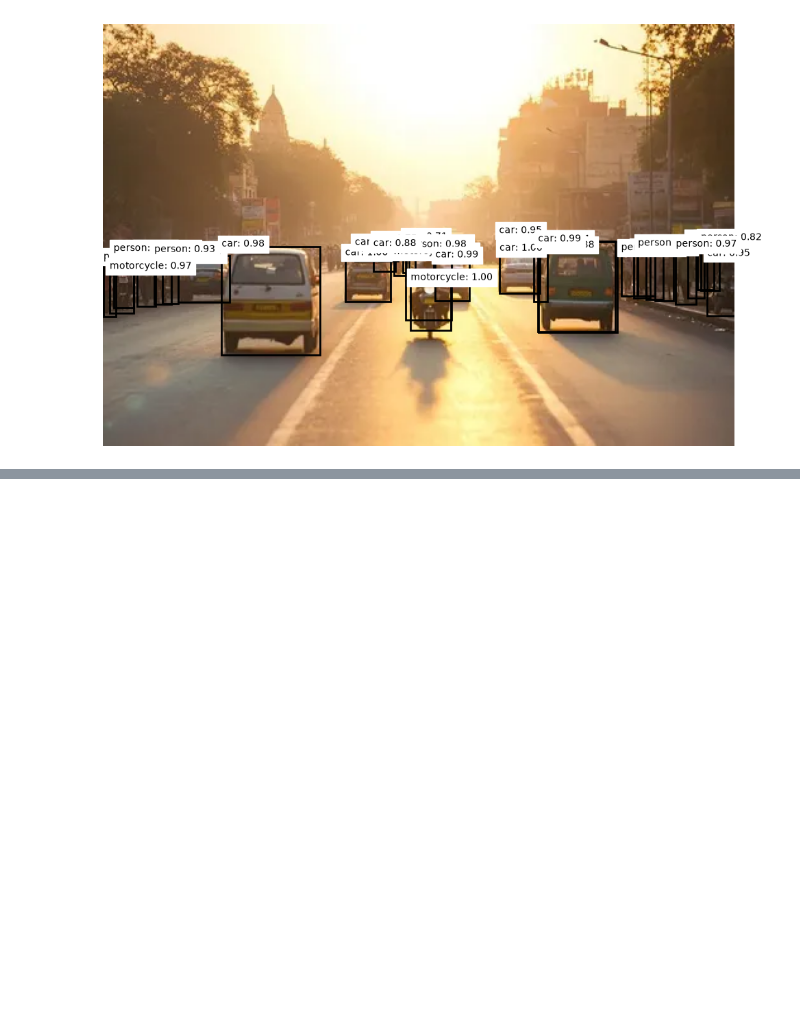
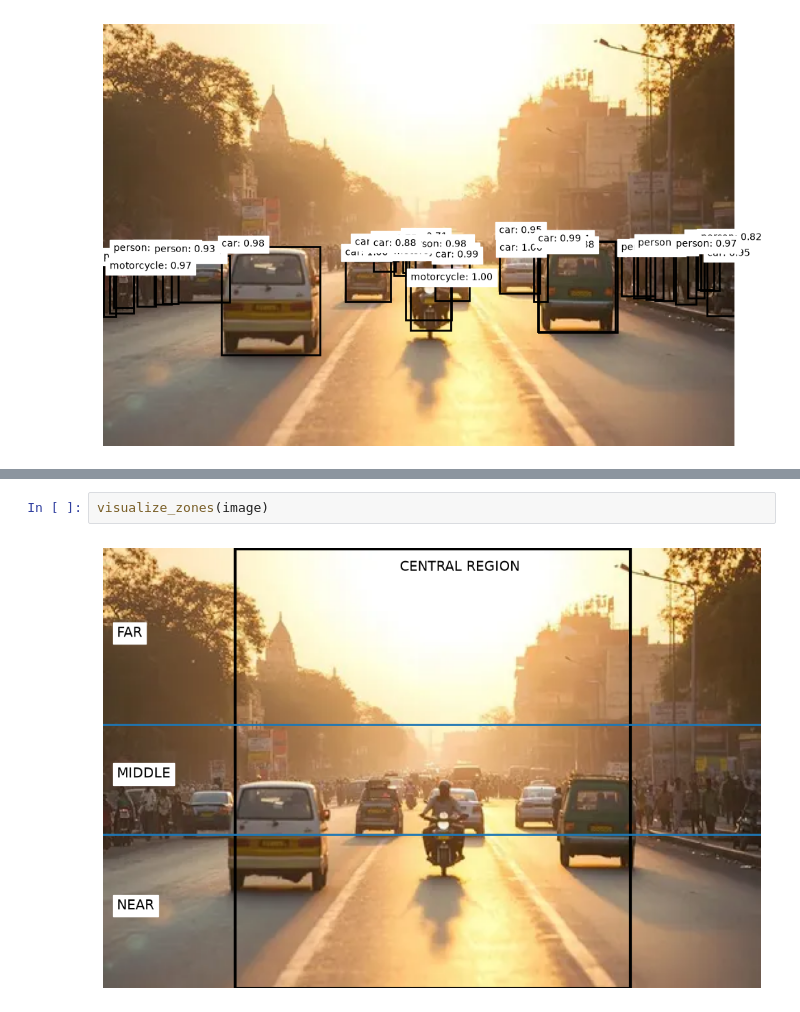
Before and after one commit to rushivyas-eng/mini-adas-vision, a Jupyter notebook: notebooks/04_application_test.ipynb, the cells around one changed output, grey strips where cells are left out. Drawn from its saved outputs; the diff is of its cells as text; blank space fills up the shorter version.

```diff
--- a/notebooks/04_application_test.ipynb
+++ b/notebooks/04_application_test.ipynb
@@ -169,0 +393,4 @@ visualize_detections(image, detections)
+# %%
+visualize_zones(image)
+# %% [output]
+[figure, added]
```
Also changed, not shown: parts of 31 cells of this notebook, 2 other files.
